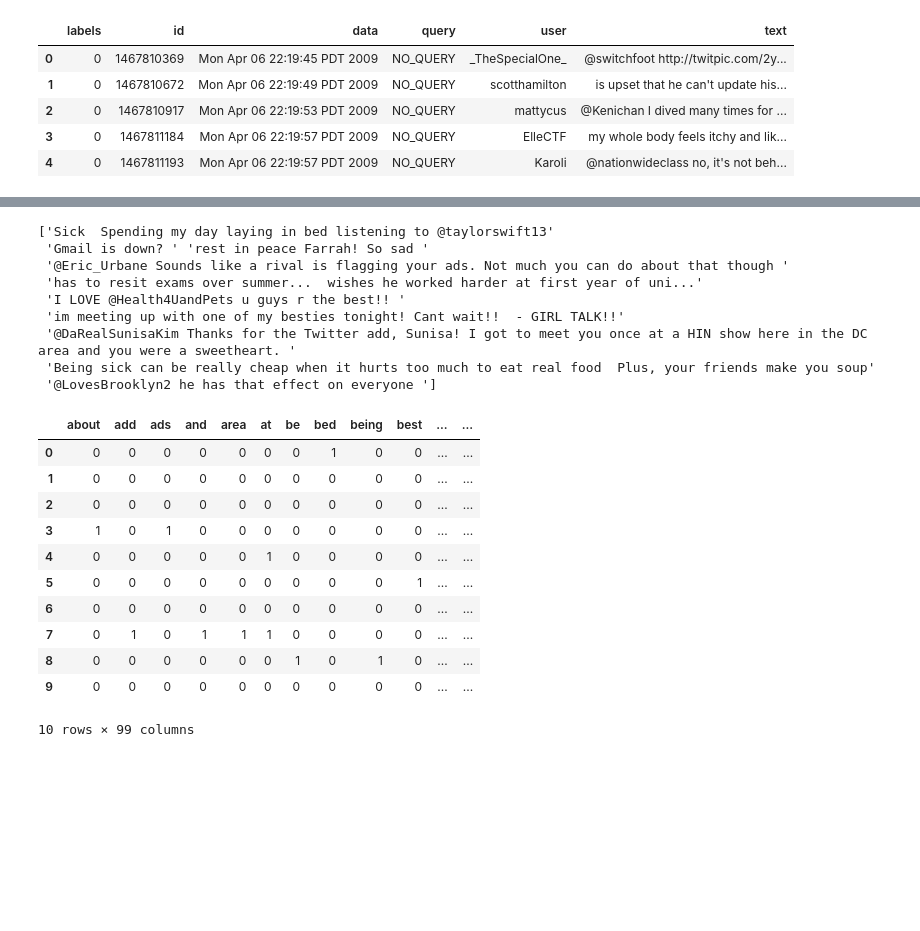
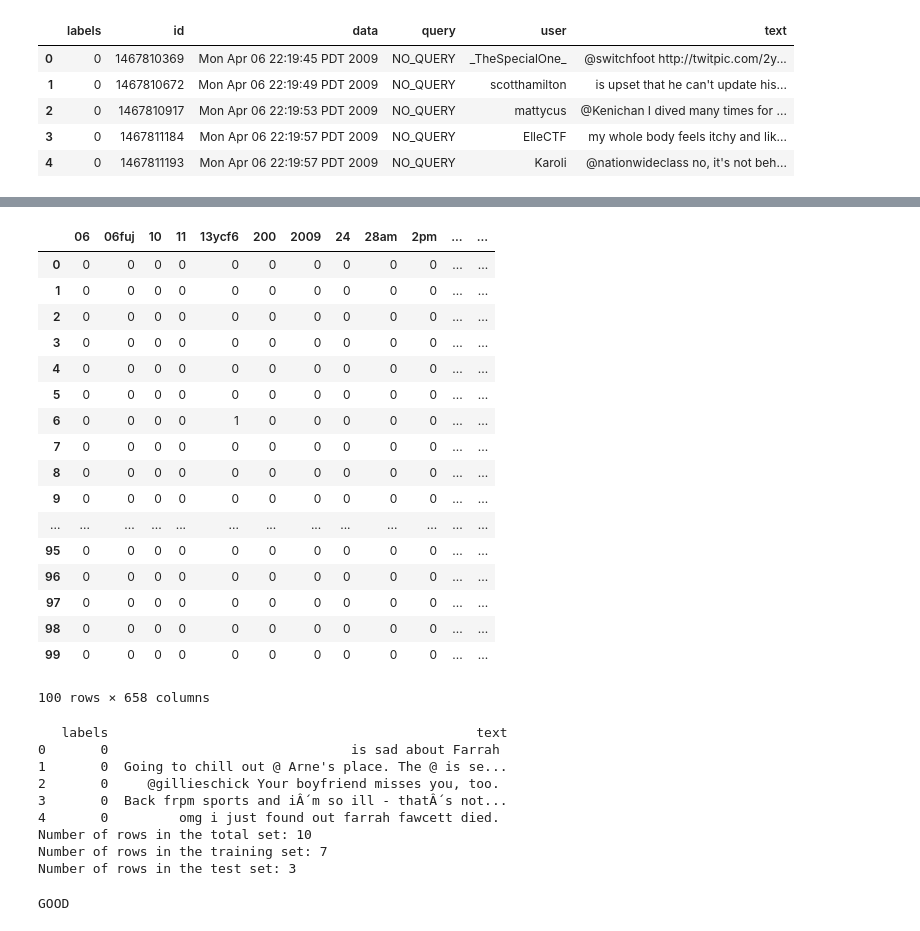
Before and after one commit to psullus/machine-learning, a Jupyter notebook: capstone/capstone.ipynb, the cells around one changed output, grey strips where cells are left out. Drawn from its saved outputs; the diff is of its cells as text; code cells hidden in the pictures; blank space fills up the shorter version.

```diff
--- a/capstone/capstone.ipynb
+++ b/capstone/capstone.ipynb
@@ -74,47 +97,75 @@ array([<matplotlib.axes._subplots.AxesSubplot object at 0x...>,
 # %%
 #twitterData.info()
 twitterText = twitterData.drop(columns=['length', 'labels'])
-#twitterText.head()
+#twitterText
 
 dfToList = twitterText['text'].tolist()
 #a = numpy.asarray(twitterText)
 dfToA = twitterText.values.flatten()
-print(dfToA)
+#print(dfToA)
 #print("The length of list is: ", len(dfToList))
 #for x in range(len(dfToList)):
 #    print(dfToList[x])
 #print("dfToList is", dfToList[0], "and it's a", type(dfToList))
 
 #corpus = ['This is the first document.','This document is the second document.','And this is the third one.','Is this the first document?']
 count_vector = CountVectorizer()
 count_vector.fit(dfToA)
 names = count_vector.get_feature_names()
-names
+#names
 
 doc_array = count_vector.transform(dfToA).toarray()
-doc_array
+#doc_array
 
 frequency_matrix = pd.DataFrame(data=doc_array, columns=names)
 frequency_matrix
 # %% [output]
+|  | 06 | 06fuj | 10 | 11 | 13ycf6 | 200 | 2009 | 24 | 28am | 2pm | ... | ... |
+| 0 | 0 | 0 | 0 | 0 | 0 | 0 | 0 | 0 | 0 | 0 | ... | ... |
+| 1 | 0 | 0 | 0 | 0 | 0 | 0 | 0 | 0 | 0 | 0 | ... | ... |
+| 2 | 0 | 0 | 0 | 0 | 0 | 0 | 0 | 0 | 0 | 0 | ... | ... |
+| 3 | 0 | 0 | 0 | 0 | 0 | 0 | 0 | 0 | 0 | 0 | ... | ... |
+| 4 | 0 | 0 | 0 | 0 | 0 | 0 | 0 | 0 | 0 | 0 | ... | ... |
+| 5 | 0 | 0 | 0 | 0 | 0 | 0 | 0 | 0 | 0 | 0 | ... | ... |
+| 6 | 0 | 0 | 0 | 0 | 1 | 0 | 0 | 0 | 0 | 0 | ... | ... |
+| 7 | 0 | 0 | 0 | 0 | 0 | 0 | 0 | 0 | 0 | 0 | ... | ... |
+| 8 | 0 | 0 | 0 | 0 | 0 | 0 | 0 | 0 | 0 | 0 | ... | ... |
+| 9 | 0 | 0 | 0 | 0 | 0 | 0 | 0 | 0 | 0 | 0 | ... | ... |
+| ... | ... | ... | ... | ... | ... | ... | ... | ... | ... | ... | ... | ... |
+| 95 | 0 | 0 | 0 | 0 | 0 | 0 | 0 | 0 | 0 | 0 | ... | ... |
+| 96 | 0 | 0 | 0 | 0 | 0 | 0 | 0 | 0 | 0 | 0 | ... | ... |
+| 97 | 0 | 0 | 0 | 0 | 0 | 0 | 0 | 0 | 0 | 0 | ... | ... |
+| 98 | 0 | 0 | 0 | 0 | 0 | 0 | 0 | 0 | 0 | 0 | ... | ... |
+| 99 | 0 | 0 | 0 | 0 | 0 | 0 | 0 | 0 | 0 | 0 | ... | ... |
-['Sick  Spending my day laying in bed listening to @taylorswift13'
- 'Gmail is down? ' 'rest in peace Farrah! So sad '
- '@Eric_Urbane Sounds like a rival is flagging your ads. Not much you can do about that though '
- 'has to resit exams over summer...  wishes he worked harder at first year of uni...'
- 'I LOVE @Health4UandPets u guys r the best!! '
- 'im meeting up with one of my besties tonight! Cant wait!!  - GIRL TALK!!'
- '@DaRealSunisaKim Thanks for the Twitter add, Sunisa! I got to meet you once at a HIN show here in the DC area and you were a sweetheart. '
- 'Being sick can be really cheap when it hurts too much to eat real food  Plus, your friends make you soup'
- '@LovesBrooklyn2 he has that effect on everyone ']
+100 rows × 658 columns
-|  | about | add | ads | and | area | at | be | bed | being | best | ... | ... |
-| 0 | 0 | 0 | 0 | 0 | 0 | 0 | 0 | 1 | 0 | 0 | ... | ... |
-| 1 | 0 | 0 | 0 | 0 | 0 | 0 | 0 | 0 | 0 | 0 | ... | ... |
-| 2 | 0 | 0 | 0 | 0 | 0 | 0 | 0 | 0 | 0 | 0 | ... | ... |
-| 3 | 1 | 0 | 1 | 0 | 0 | 0 | 0 | 0 | 0 | 0 | ... | ... |
-| 4 | 0 | 0 | 0 | 0 | 0 | 1 | 0 | 0 | 0 | 0 | ... | ... |
-| 5 | 0 | 0 | 0 | 0 | 0 | 0 | 0 | 0 | 0 | 1 | ... | ... |
-| 6 | 0 | 0 | 0 | 0 | 0 | 0 | 0 | 0 | 0 | 0 | ... | ... |
-| 7 | 0 | 1 | 0 | 1 | 1 | 1 | 0 | 0 | 0 | 0 | ... | ... |
-| 8 | 0 | 0 | 0 | 0 | 0 | 0 | 1 | 0 | 1 | 0 | ... | ... |
-| 9 | 0 | 0 | 0 | 0 | 0 | 0 | 0 | 0 | 0 | 0 | ... | ... |
-10 rows × 99 columns
+# %%
+#twitterLabelText = twitterData.drop(columns=['length']).reset_index()
+print(twitterLabelledData.head())
+
+X_train, X_test, y_train, y_test = train_test_split(twitterLabelText['text'], twitterLabelText['labels'], random_state=1)
+print('Number of rows in the total set: {}'.format(twitterLabelText.shape[0]))
+print('Number of rows in the training set: {}'.format(X_train.shape[0]))
+print('Number of rows in the test set: {}'.format(X_test.shape[0]))
+# %% [output]
+   labels                                               text
+0       0                               is sad about Farrah
+1       0  Going to chill out @ Arne's place. The @ is se...
+2       0     @gillieschick Your boyfriend misses you, too.
+3       0  Back frpm sports and iÂ´m so ill - thatÂ´s not...
+4       0         omg i just found out farrah fawcett died.
+Number of rows in the total set: 10
+Number of rows in the training set: 7
+Number of rows in the test set: 3
+# %%
+count_vector = CountVectorizer()
+training_data = count_vector.fit_transform(X_train)
+testing_data = count_vector.transform(X_test)
+
+from sklearn.naive_bayes import MultinomialNB
+naive_bayes = MultinomialNB()
+naive_bayes.fit(training_data, y_train)
+
+predictions = naive_bayes.predict(testing_data)
+print("GOOD")
+# %% [output]
+GOOD
```
Also changed, not shown: parts of 3 cells of this notebook.
